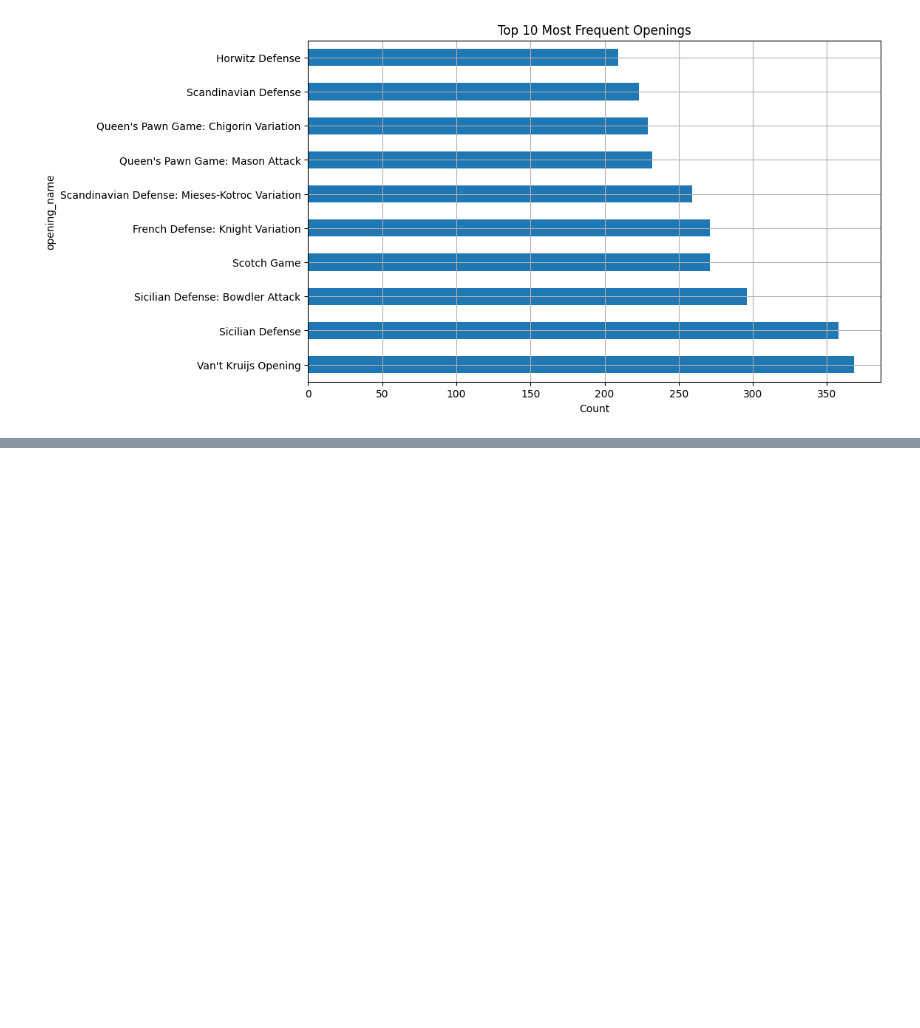
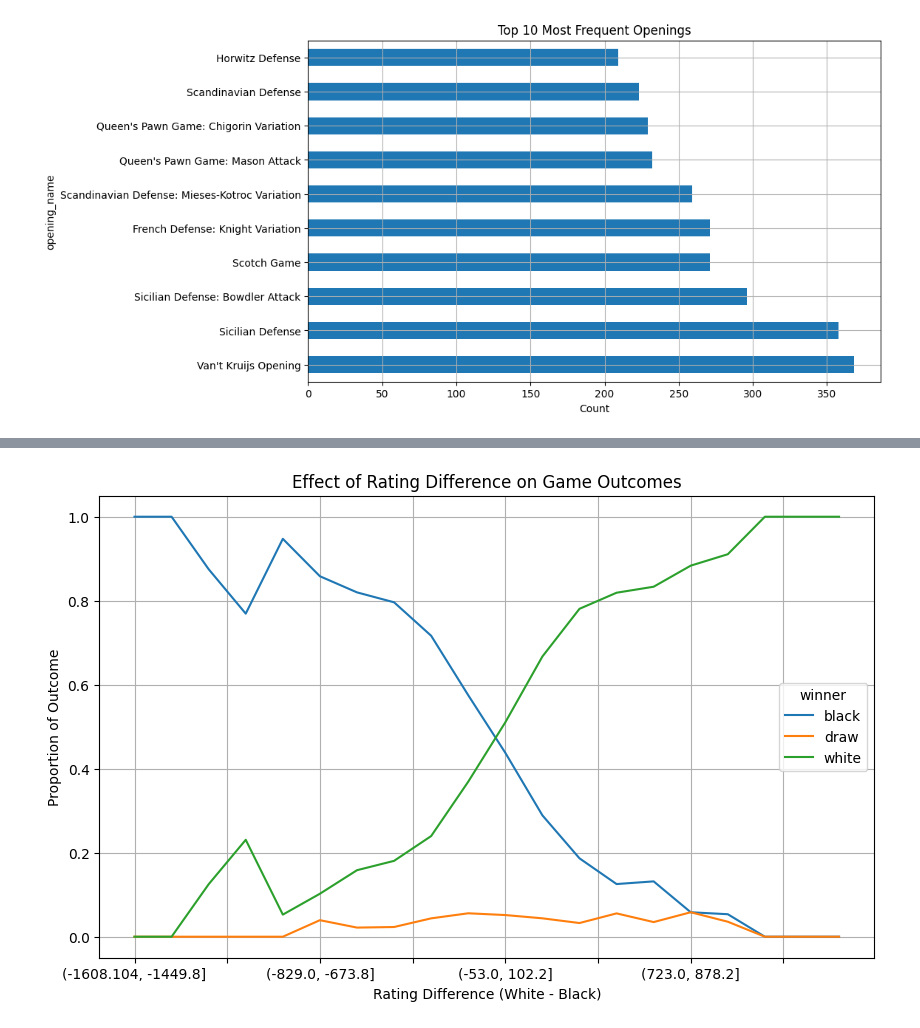
Before and after one commit to Ajodo-Godson/CP191-RAR, a Jupyter notebook: Game_Modelling.ipynb, the cells around one changed output, grey strips where cells are left out. Cells and saved outputs as stored; diff of their text form; code cells hidden in the pictures; blank space fills up the shorter version.

Commit message:
More plottings

```diff
--- a/Game_Modelling.ipynb
+++ b/Game_Modelling.ipynb
@@ -130,0 +146,18 @@ plt.show()
+# %%
+# Creating a new feature for rating difference (white - black)
+df['rating_diff'] = df['white_rating'] - df['black_rating']
+
+# Analyzing the impact of rating difference on outcomes
+# Grouping by rating difference and calculating the win rate for each outcome
+bins = pd.cut(df['rating_diff'], bins=20)  # Bin the rating differences into intervals
+rating_diff_outcome = df.groupby(bins)['winner'].value_counts(normalize=True).unstack()
+
+# Visualizing the effect of rating difference on outcomes
+rating_diff_outcome.plot(kind='line', figsize=(10, 6))
+plt.title('Effect of Rating Difference on Game Outcomes')
+plt.ylabel('Proportion of Outcome')
+plt.xlabel('Rating Difference (White - Black)')
+plt.grid(True)
+plt.show()
+# %% [output]
+[figure, added]
```
Also changed, not shown: parts of 11 cells of this notebook.
